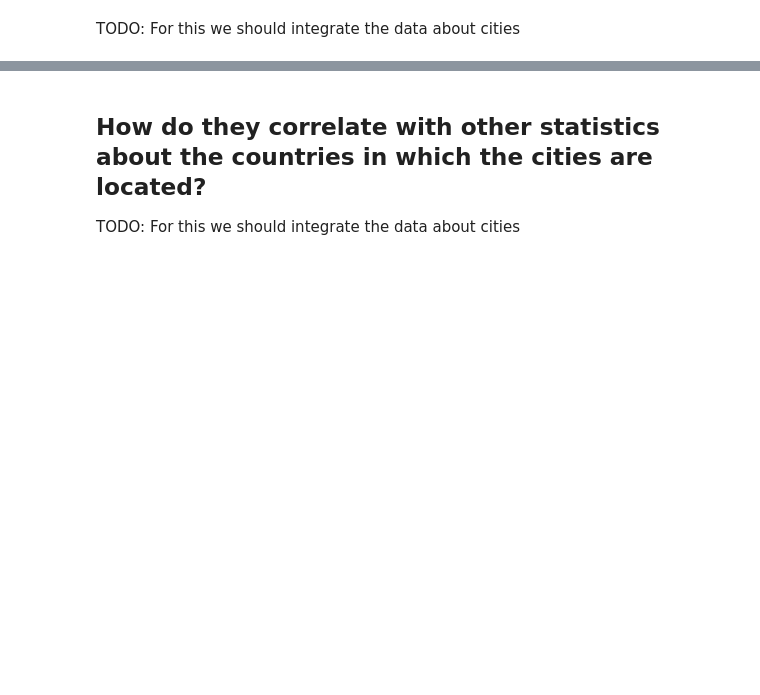
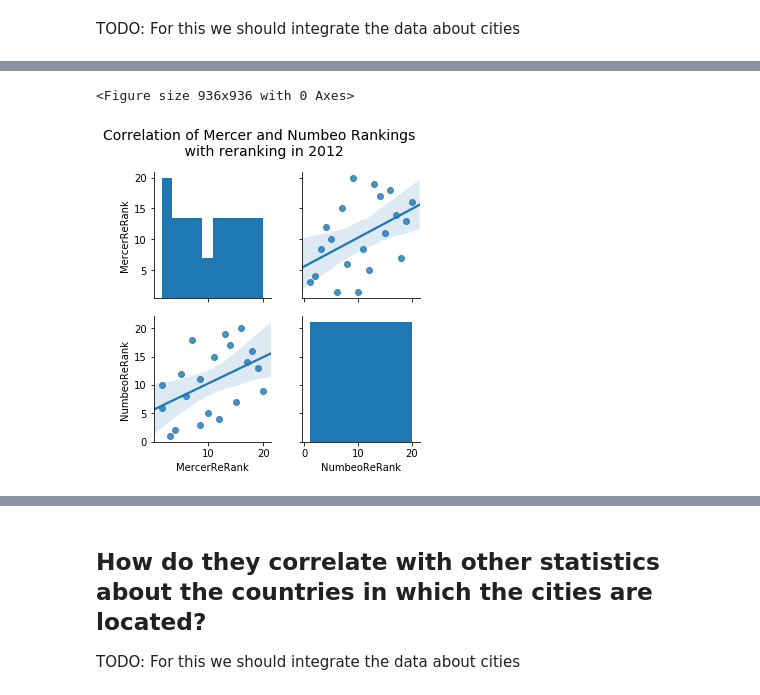
Before and after one commit to helmuthb/data-oriented-programming, a Jupyter notebook: Numbeo.ipynb, the cells around one changed output, grey strips where cells are left out. Cells and saved outputs as stored; diff of their text form; code cells hidden in the pictures; blank space fills up the shorter version.

```diff
--- a/Numbeo.ipynb
+++ b/Numbeo.ipynb
@@ -161,0 +190,14 @@ TODO: For that we should import the mercer data and integrate them with the data
+# %%
+##loading mercer data extracted from https://en.wikipedia.org/wiki/Mercer_Quality_of_Living_Survey
+dfMercer = pd.read_csv('data\Mercer.csv')
+dfMercer.columns = ['City','Country','MercerIndex','Year','MercerRank']
+dfMercer2012 = dfMercer.loc[dfMercer['Year']== 2012,:]
+dfMercer2012.set_index('City',inplace=True)
+# %%
+mergedDf = dfMercer2012.merge(dfNumbeo2012, left_index=True, right_index=True)
+
+#now that we operate on a subset of the data we should rerank the cities to have comparable ranks!
+#otherwise we would have higher ranks for numbeo cities because we have more data there and our goal is to see if numbeo would sort the cities in the same order as mercer does.
+mergedDf["NumbeoReRank"] = mergedDf["NumbeoRank"].rank(ascending=False)
+mergedDf["MercerReRank"] = mergedDf["MercerRank"].rank(ascending=False)
+mergedDf
@@ -161,0 +223,9 @@ TODO: For that we should import the mercer data and integrate them with the data
+# %%
+fig = plt.figure(figsize=(13,13))
+g = sns.pairplot(mergedDf.loc[:,['MercerReRank','NumbeoReRank']],kind="reg")
+g.fig.suptitle("Correlation of Mercer and Numbeo Rankings \n with reranking in 2012", y=0.97,fontsize=14)
+g.fig.subplots_adjust(top=0.85,left=0.2,bottom=0.1)
+g.fig.savefig('visuals/CorrelationOfMercerAndNumbeoRanking2012withreranking.png')
+# %% [output]
+<Figure size 936x936 with 0 Axes>
+[figure, added]
```
Also changed, not shown: parts of 19 cells of this notebook, 9 other files.
